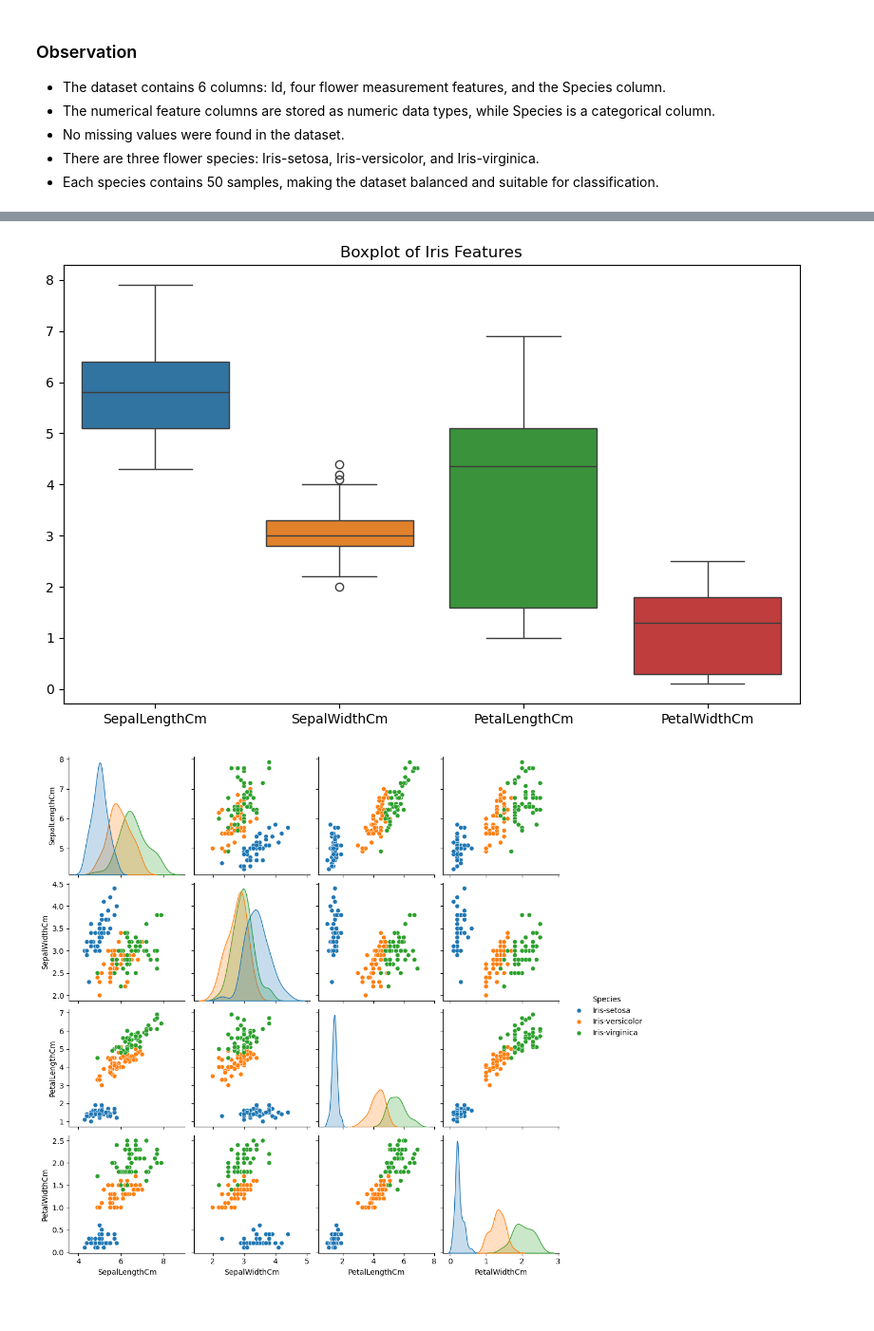
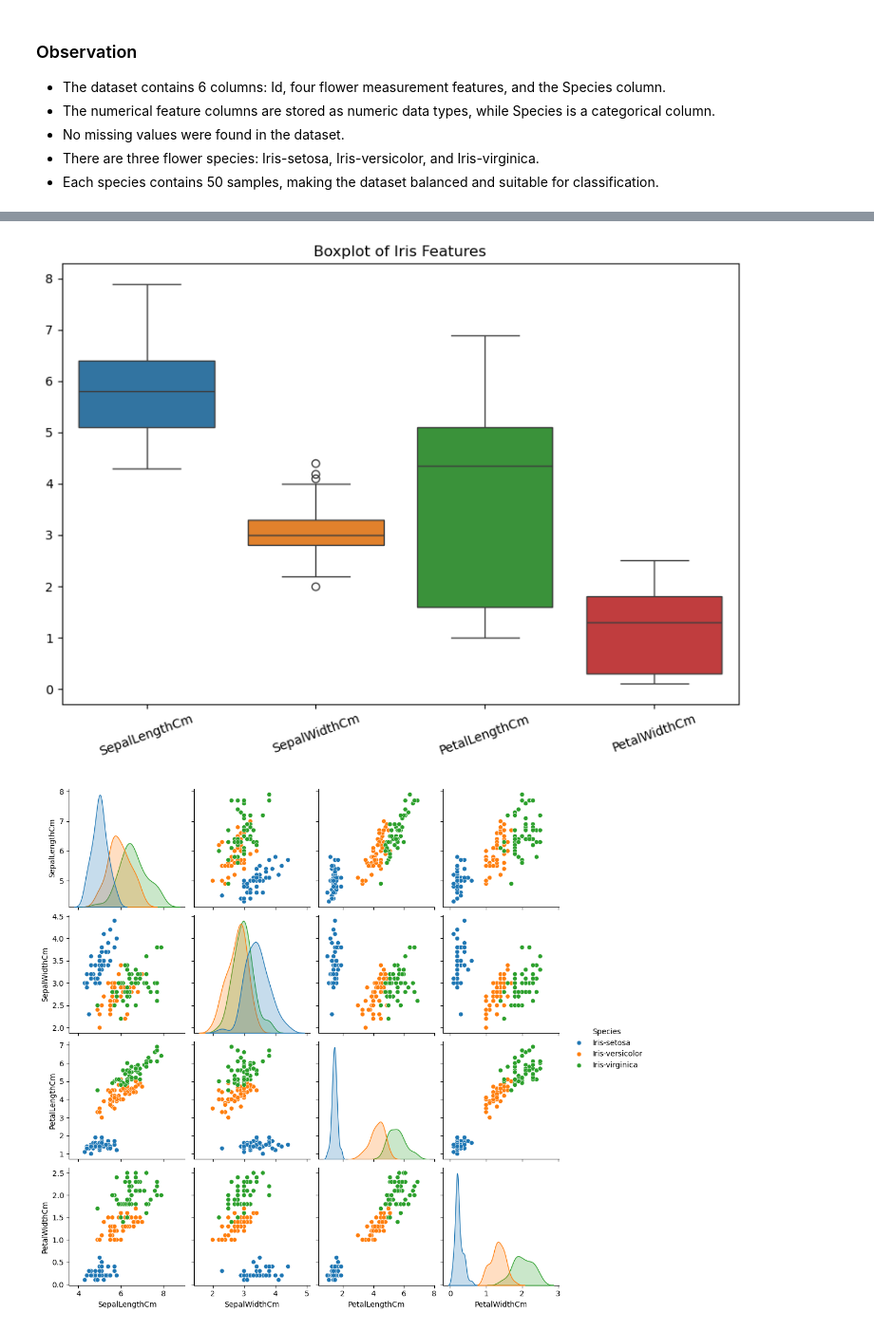
Before and after one commit to moturisiri2006-afk/codealpha_tasks, a Jupyter notebook: Task2_Iris_Classification/notebook/Iris_Flower_Classification.ipynb, the cells around one changed output, grey strips where cells are left out. Shown at 95% size. Cells and saved outputs as stored; diff of their text form; code cells hidden in the pictures.

```diff
--- a/Task2_Iris_Classification/notebook/iris_classification.ipynb
+++ b/Task2_Iris_Classification/notebook/Iris_Flower_Classification.ipynb
@@ -103,8 +104,11 @@ plt.show()
 # %%
-plt.figure(figsize=(10, 6))
+plt.figure(figsize=(8,6))
 sns.boxplot(data=df.drop(columns=["Id", "Species"]))
 plt.title("Boxplot of Iris Features")
+plt.xticks(rotation=20)
+plt.tight_layout()
+plt.savefig("../images/boxplot.png", dpi=300, bbox_inches="tight")
 plt.show()
 # %% [output]
-[figure, old version]
+[figure, new version]
 # %%
```
Also changed, not shown: parts of 4 cells of this notebook, 7 other files.
